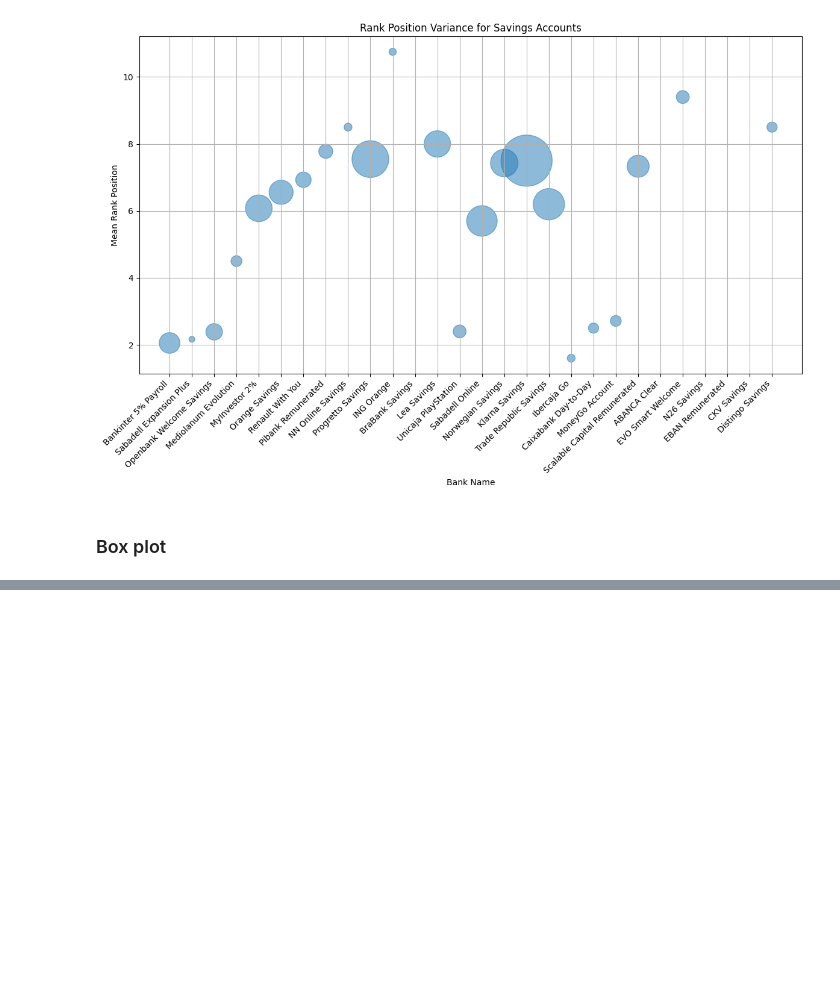
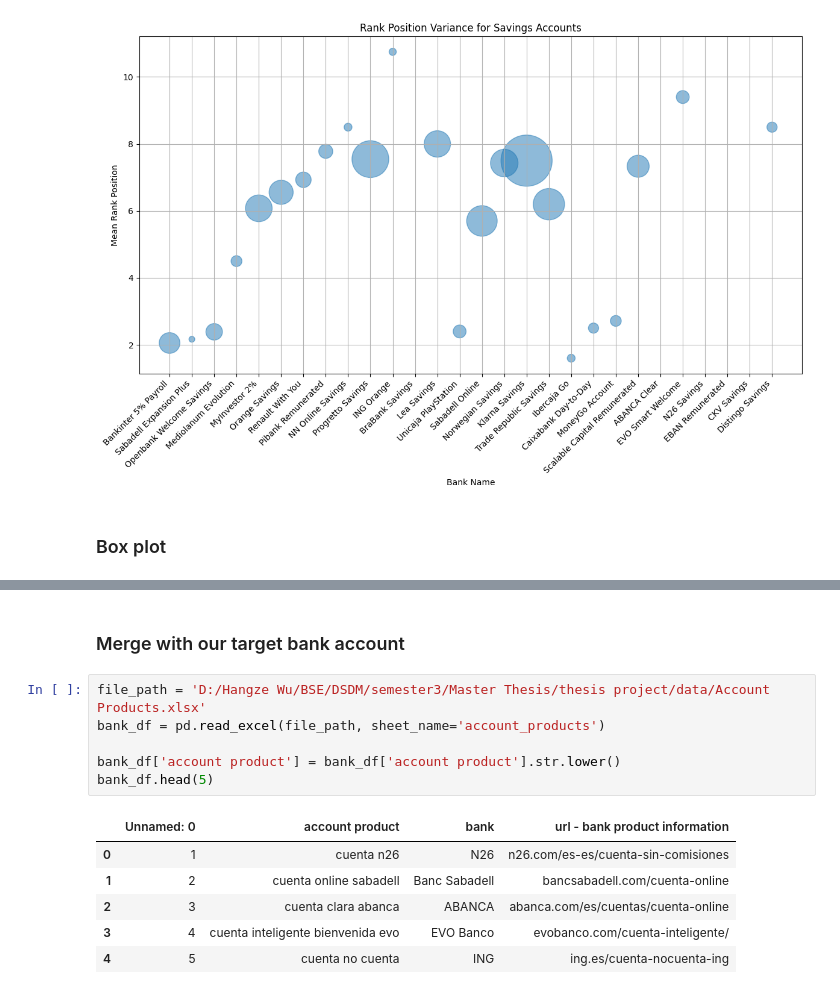
Before and after one commit to agbennett-bse/deloitte_digital_banking, a Jupyter notebook: deloitte_digital_banking/rank-position.ipynb, the cells around one changed output, grey strips where cells are left out. Saved outputs shown, nothing was run; the diff lists cells and outputs as text; blank space fills up the shorter version.

```diff
--- a/deloitte_digital_banking/rank-position.ipynb
+++ b/deloitte_digital_banking/rank-position.ipynb
@@ -603,2 +603,17 @@ for category in unique_categories:
 [figure]
 [figure]
+# %% [markdown]
+### Merge with our target bank account
+# %%
+file_path = 'D:/Hangze Wu/BSE/DSDM/semester3/Master Thesis/thesis project/data/Account Products.xlsx'
+bank_df = pd.read_excel(file_path, sheet_name='account_products')
+
+bank_df['account product'] = bank_df['account product'].str.lower()
+bank_df.head(5)
+# %% [output]
+|  | Unnamed: 0 | account product | bank | url - bank product information |
+| 0 | 1 | cuenta n26 | N26 | n26.com/es-es/cuenta-sin-comisiones |
+| 1 | 2 | cuenta online sabadell | Banc Sabadell | bancsabadell.com/cuenta-online |
+| 2 | 3 | cuenta clara abanca | ABANCA | abanca.com/es/cuentas/cuenta-online |
+| 3 | 4 | cuenta inteligente bienvenida evo | EVO Banco | evobanco.com/cuenta-inteligente/ |
+| 4 | 5 | cuenta no cuenta | ING | ing.es/cuenta-nocuenta-ing |
```
Also changed, not shown: parts of 9 cells of this notebook, 2 other files.
